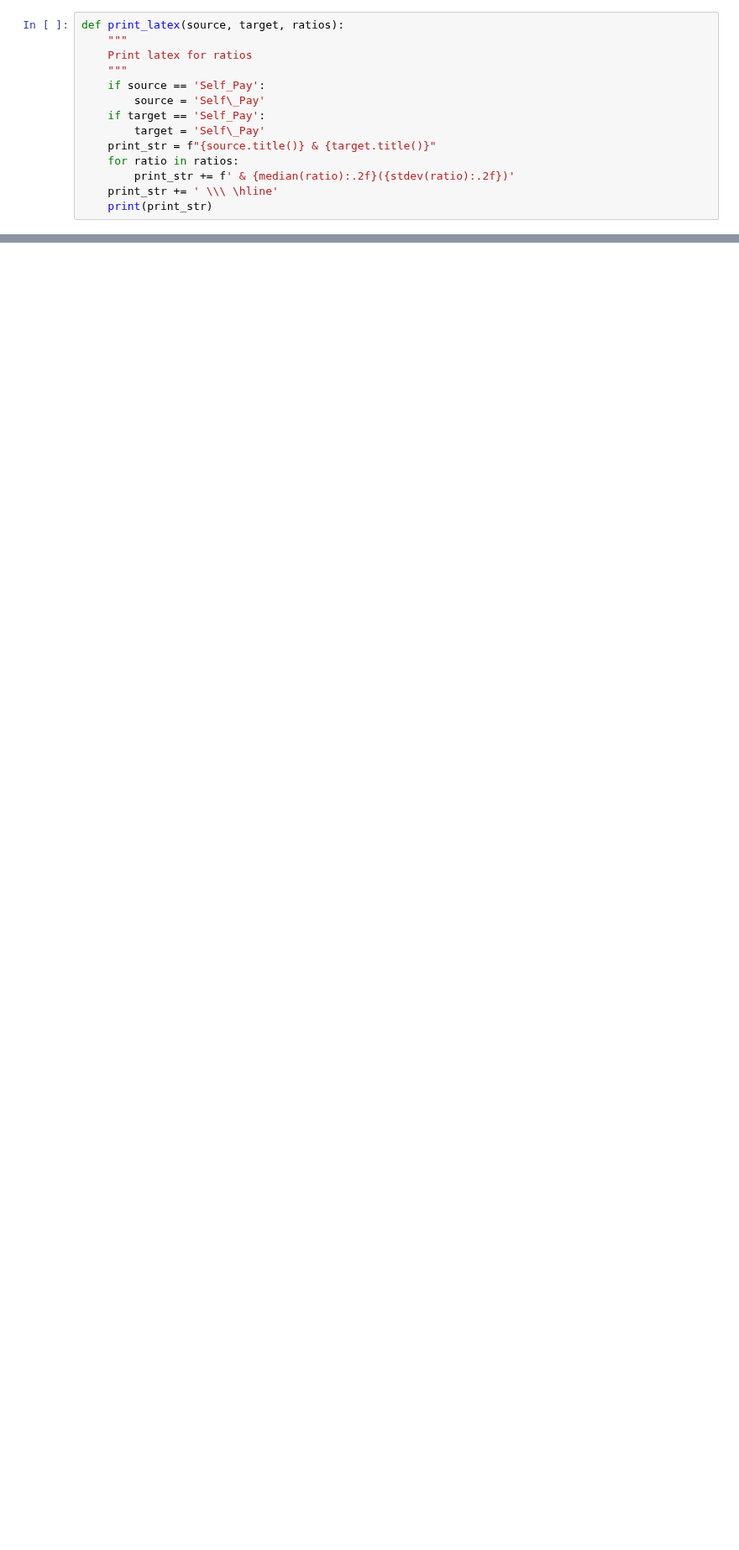
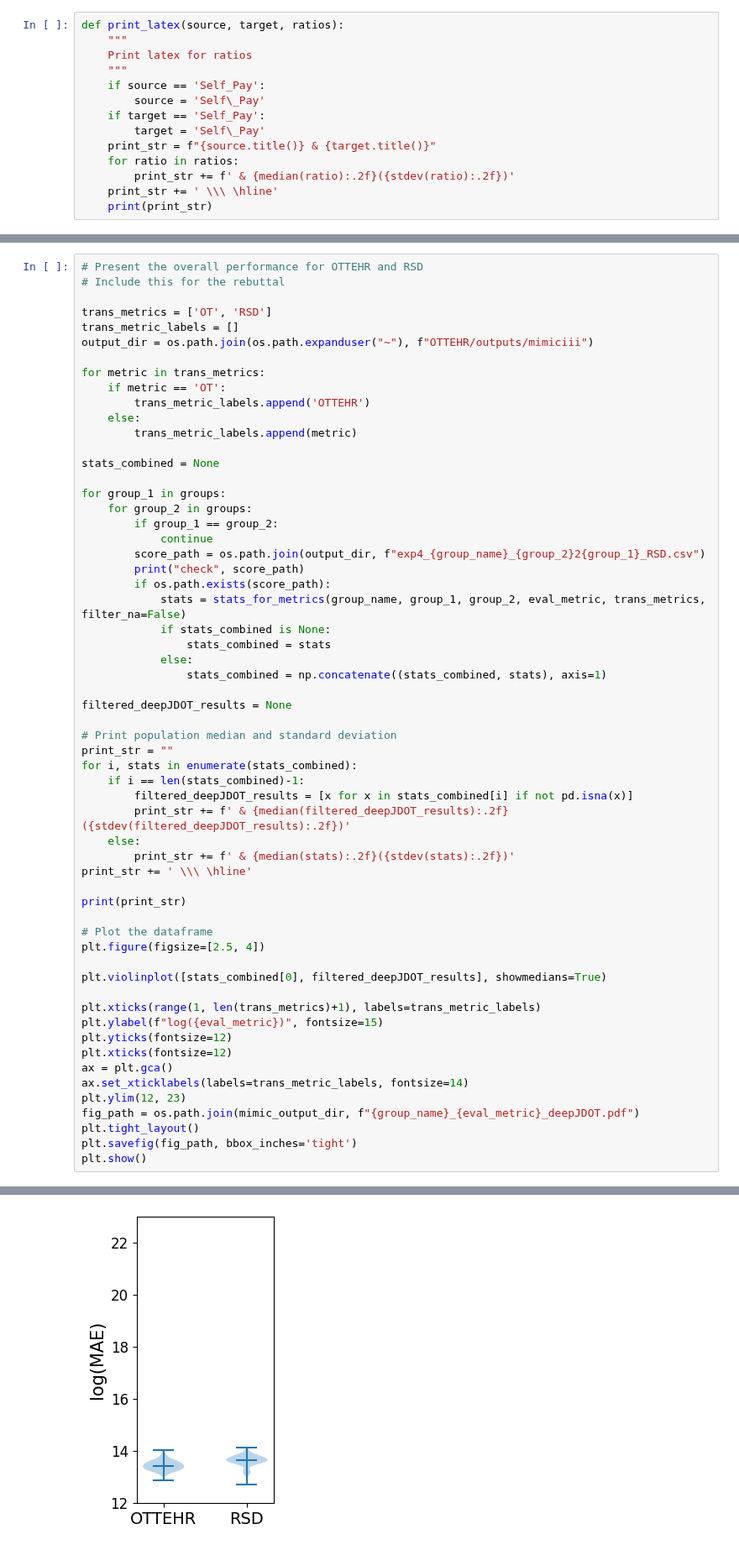
Before and after one commit to causalpathlab/EHR-OT, a Jupyter notebook: mimiciii_exp/admission/mimic_exp4_accuracy.ipynb, the cells around one changed output, grey strips where cells are left out. Shown at 84% size. Drawn from its saved outputs; the diff is of its cells as text; blank space fills up the shorter version.

```diff
--- a/mimiciii_exp/admission/mimic_exp4_accuracy.ipynb
+++ b/mimiciii_exp/admission/mimic_exp4_accuracy.ipynb
@@ -193,0 +201,60 @@ plt.show()
+# %%
+# Present the overall performance for OTTEHR and RSD
+# Include this for the rebuttal
+
+trans_metrics = ['OT', 'RSD']
+trans_metric_labels = []
+output_dir = os.path.join(os.path.expanduser("~"), f"OTTEHR/outputs/mimiciii")
+
+for metric in trans_metrics:
+    if metric == 'OT':
+        trans_metric_labels.append('OTTEHR')
+    else:
+        trans_metric_labels.append(metric)
+
+stats_combined = None
+
+for group_1 in groups:
+    for group_2 in groups:
+        if group_1 == group_2:
+            continue
+        score_path = os.path.join(output_dir, f"exp4_{group_name}_{group_2}2{group_1}_RSD.csv")
+        print("check", score_path)
+        if os.path.exists(score_path):
+            stats = stats_for_metrics(group_name, group_1, group_2, eval_metric, trans_metrics, filter_na=False)
+            if stats_combined is None:
+                stats_combined = stats
+            else:
+                stats_combined = np.concatenate((stats_combined, stats), axis=1)
+
+filtered_deepJDOT_results = None
+
+# Print population median and standard deviation
+print_str = ""
+for i, stats in enumerate(stats_combined):
+    if i == len(stats_combined)-1:
+        filtered_deepJDOT_results = [x for x in stats_combined[i] if not pd.isna(x)]
+        print_str += f' & {median(filtered_deepJDOT_results):.2f}({stdev(filtered_deepJDOT_results):.2f})'
+    else:
+        print_str += f' & {median(stats):.2f}({stdev(stats):.2f})'
+print_str += ' \\\ \hline'
+
+print(print_str)
+
+# Plot the dataframe
+plt.figure(figsize=[2.5, 4])
+
+plt.violinplot([stats_combined[0], filtered_deepJDOT_results], showmedians=True)
+
+plt.xticks(range(1, len(trans_metrics)+1), labels=trans_metric_labels)
+plt.ylabel(f"log({eval_metric})", fontsize=15)
+plt.yticks(fontsize=12)
+plt.xticks(fontsize=12)
+ax = plt.gca()
+ax.set_xticklabels(labels=trans_metric_labels, fontsize=14)
+plt.ylim(12, 23)
+fig_path = os.path.join(mimic_output_dir, f"{group_name}_{eval_metric}_deepJDOT.pdf")
+plt.tight_layout()
+plt.savefig(fig_path, bbox_inches='tight')
+plt.show()
+# %% [output]
@@ -194,2 +278,3 @@ plt.show()
+[figure, added]
 # %%
 # Calculate the pairwise performance for OTTEHR, TCA, CA, GFK and deepJDOT
```
Also changed, not shown: parts of 7 cells of this notebook, 4 other files.
